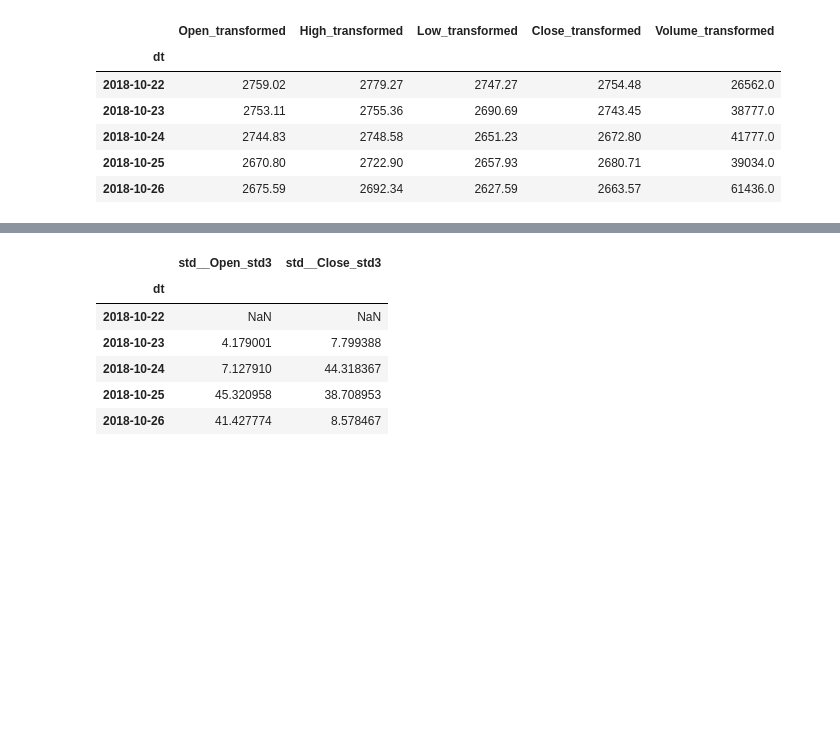
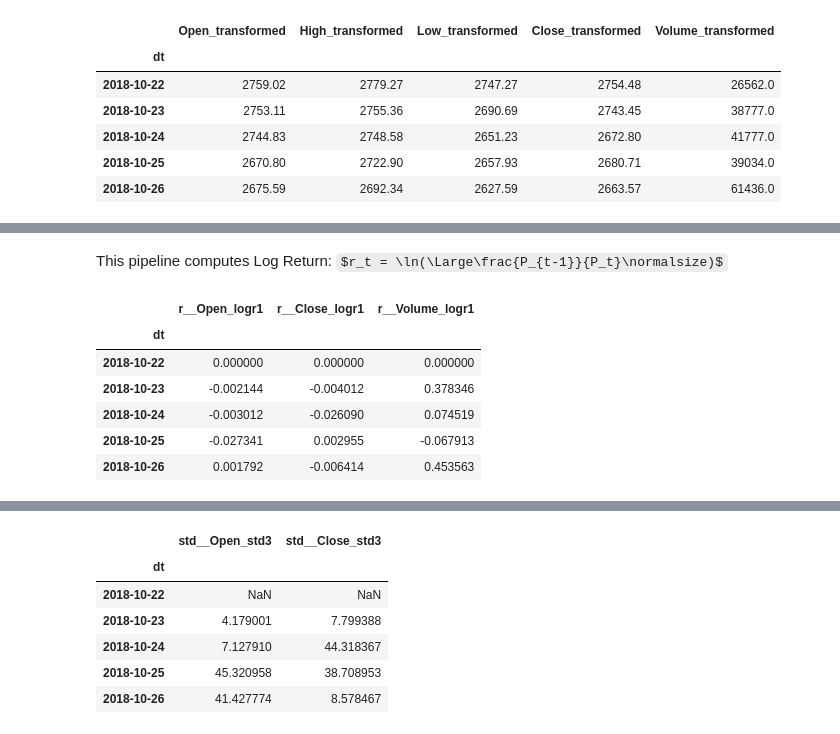
Before and after one commit to vtecftwy/myquantlab, a Jupyter notebook: nbs-dev/02_pipelines.ipynb, the cells around one changed output, grey strips where cells are left out. Drawn from its saved outputs; the diff is of its cells as text; code cells hidden in the pictures; some formulas as TeX source; blank space fills up the shorter version.

```diff
--- a/nbs-dev/02_pipelines.ipynb
+++ b/nbs-dev/02_pipelines.ipynb
@@ -108,0 +128,15 @@ pd.DataFrame(pipe.fit_transform(df), columns=pipe.get_feature_names_out(), index
+# %% [markdown]
+This pipeline computes Log Return: $r_t = \ln(\Large\frac{P_{t-1}}{P_t}\normalsize)$
+# %%
+pipe = ColumnTransformer([
+    ('r', LogReturnTransformer(), ['Open', 'Close', 'Volume'])
+])
+pd.DataFrame(pipe.fit_transform(df), columns=pipe.get_feature_names_out(), index=df.index).head(5)
+# %% [output]
+|  | r__Open_logr1 | r__Close_logr1 | r__Volume_logr1 |
+| dt |  |  |  |
+| 2018-10-22 | 0.000000 | 0.000000 | 0.000000 |
+| 2018-10-23 | -0.002144 | -0.004012 | 0.378346 |
+| 2018-10-24 | -0.003012 | -0.026090 | 0.074519 |
+| 2018-10-25 | -0.027341 | 0.002955 | -0.067913 |
+| 2018-10-26 | 0.001792 | -0.006414 | 0.453563 |
```
Also changed, not shown: parts of 8 cells of this notebook, 2 other files.
